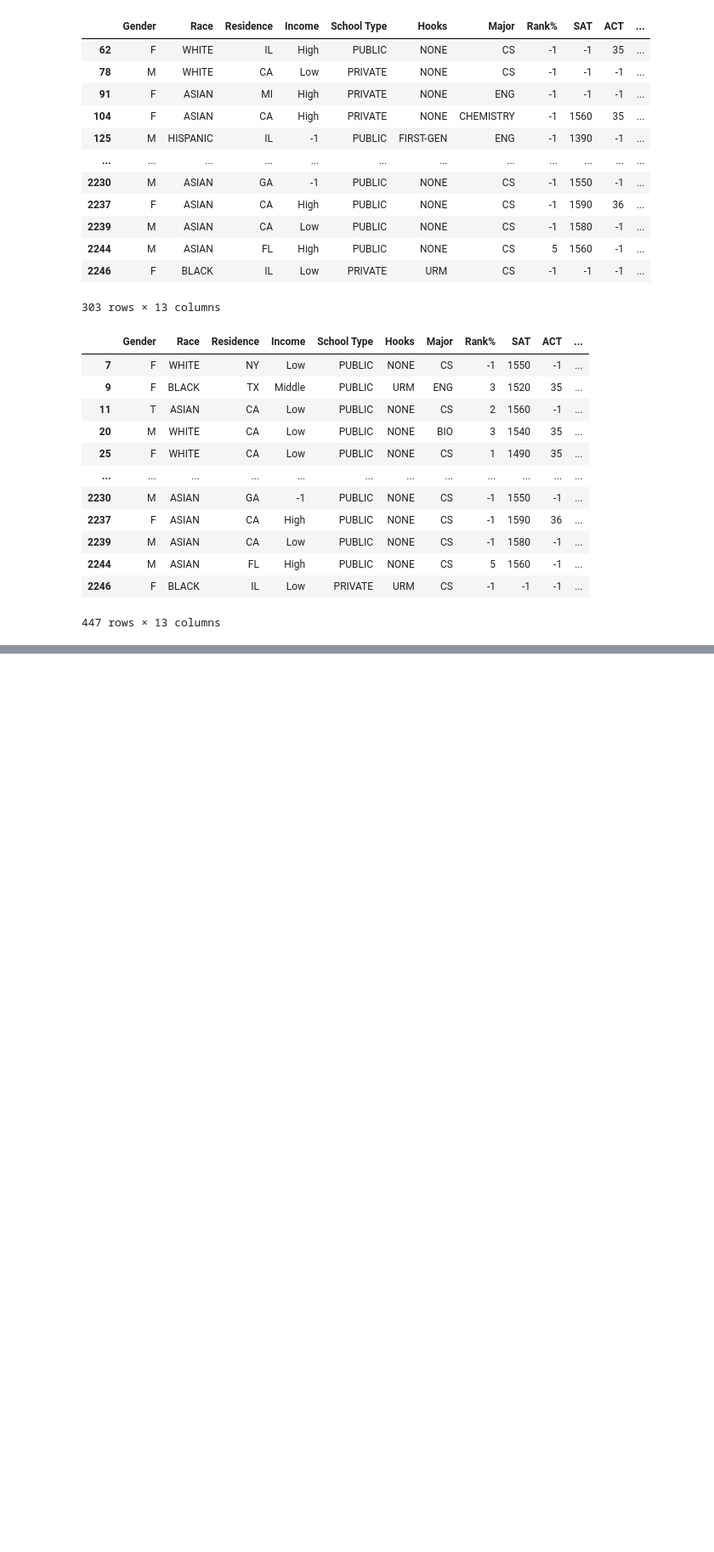
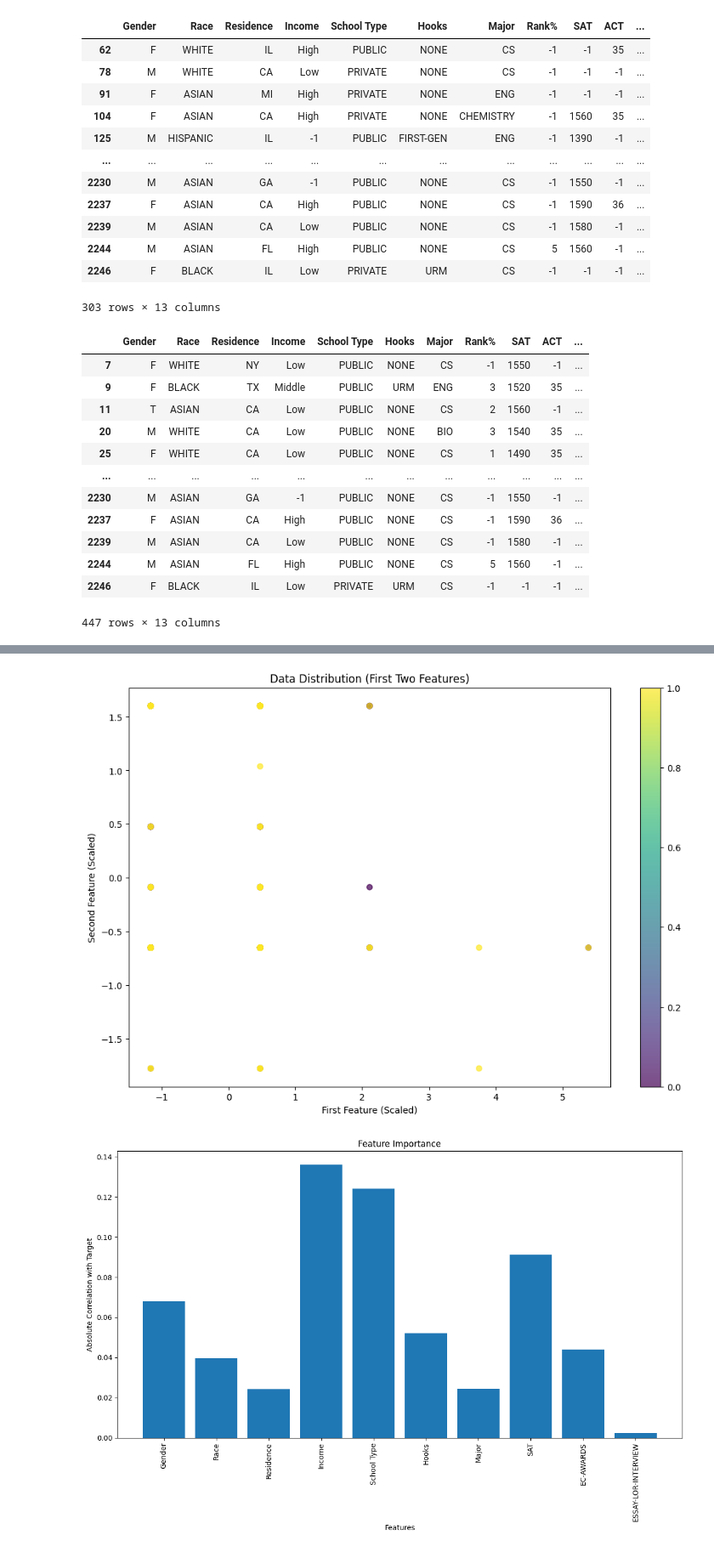
Before and after one commit to shreybirmiwal/college-predictor, a Jupyter notebook: 2-visualize/MIT/main.ipynb, the cells around one changed output, grey strips where cells are left out. Shown: that part at 85% size. Cells and saved outputs as stored; diff of their text form; code cells hidden in the pictures; blank space fills up the shorter version.

```diff
--- a/2-visualize/MIT/main.ipynb
+++ b/2-visualize/MIT/main.ipynb
@@ -82,0 +281,77 @@ dataset
+# %%
+import numpy as np
+import pandas as pd
+import matplotlib.pyplot as plt
+from sklearn.neighbors import KNeighborsClassifier
+from sklearn.model_selection import train_test_split, cross_val_score
+from sklearn.metrics import accuracy_score, classification_report
+from sklearn.preprocessing import StandardScaler
+
+# Assuming you have your original dataset in a variable called 'dataset'
+# and your target variable is 'Decision'
+
+# 1. Prepare the data
+X = dataset.drop('Decision', axis=1)
+y = dataset['Decision']
+
+# 2. Scale the features
+scaler = StandardScaler()
+X_scaled = scaler.fit_transform(X)
+
+# 3. Split the data into train+validation and test sets (50% each)
+X_train_val, X_test, y_train_val, y_test = train_test_split(X_scaled, y, test_size=0.5, random_state=42)
+
+# 4. Further split train+validation into train and validation sets
+X_train, X_val, y_train, y_val = train_test_split(X_train_val, y_train_val, test_size=0.5, random_state=42)
+
+# 5. Create the 1-NN model
+nn_classifier = KNeighborsClassifier(n_neighbors=1)
+
+# 6. Perform k-fold cross-validation on the training set
+k_folds = 5
+cv_scores = cross_val_score(nn_classifier, X_train, y_train, cv=k_folds)
+
+print(f"{k_folds}-Fold Cross-Validation Scores: {cv_scores}")
+print(f"Mean CV Score: {cv_scores.mean():.4f}")
+print(f"Standard Deviation of CV Scores: {cv_scores.std():.4f}")
+
+# 7. Train the model on the entire training set
+nn_classifier.fit(X_train, y_train)
+
+# 8. Evaluate on the validation set
+y_val_pred = nn_classifier.predict(X_val)
+val_accuracy = accuracy_score(y_val, y_val_pred)
+print(f"\nValidation Accuracy: {val_accuracy:.4f}")
+print("\nValidation Classification Report:")
+print(classification_report(y_val, y_val_pred))
+
+# 9. Final evaluation on the test set
+y_test_pred = nn_classifier.predict(X_test)
+test_accuracy = accuracy_score(y_test, y_test_pred)
+print(f"\nTest Accuracy: {test_accuracy:.4f}")
+print("\nTest Classification Report:")
+print(classification_report(y_test, y_test_pred))
+
+# 10. Visualize the results (for the first two features)
+plt.figure(figsize=(12, 8))
+scatter = plt.scatter(X_scaled[:, 0], X_scaled[:, 1], c=y, cmap='viridis', alpha=0.7)
+plt.xlabel('First Feature (Scaled)')
+plt.ylabel('Second Feature (Scaled)')
+plt.title('Data Distribution (First Two Features)')
+plt.colorbar(scatter)
+plt.show()
+
+# 11. Feature Importance (using correlation with target)
+feature_importance = abs(np.corrcoef(X_scaled.T, y)[:-1, -1])
+feature_names = X.columns
+
+# Plot feature importance
+plt.figure(figsize=(12, 8))
+plt.bar(feature_names, feature_importance)
+plt.xlabel('Features')
+plt.ylabel('Absolute Correlation with Target')
+plt.title('Feature Importance')
+plt.xticks(rotation=90)
+plt.tight_layout()
+plt.show()
+# %% [output]
@@ -82,0 +375,2 @@ dataset
+[figure, added]
+[figure, added]
```
Also changed, not shown: parts of 6 cells of this notebook, 2 other files.
